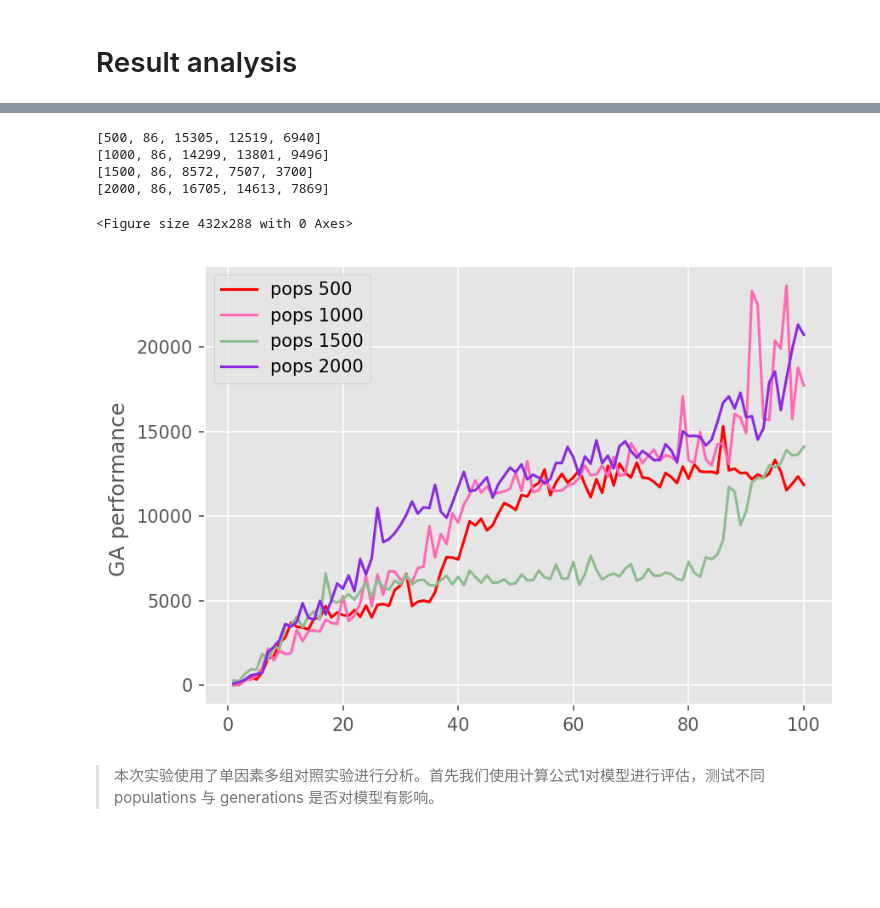
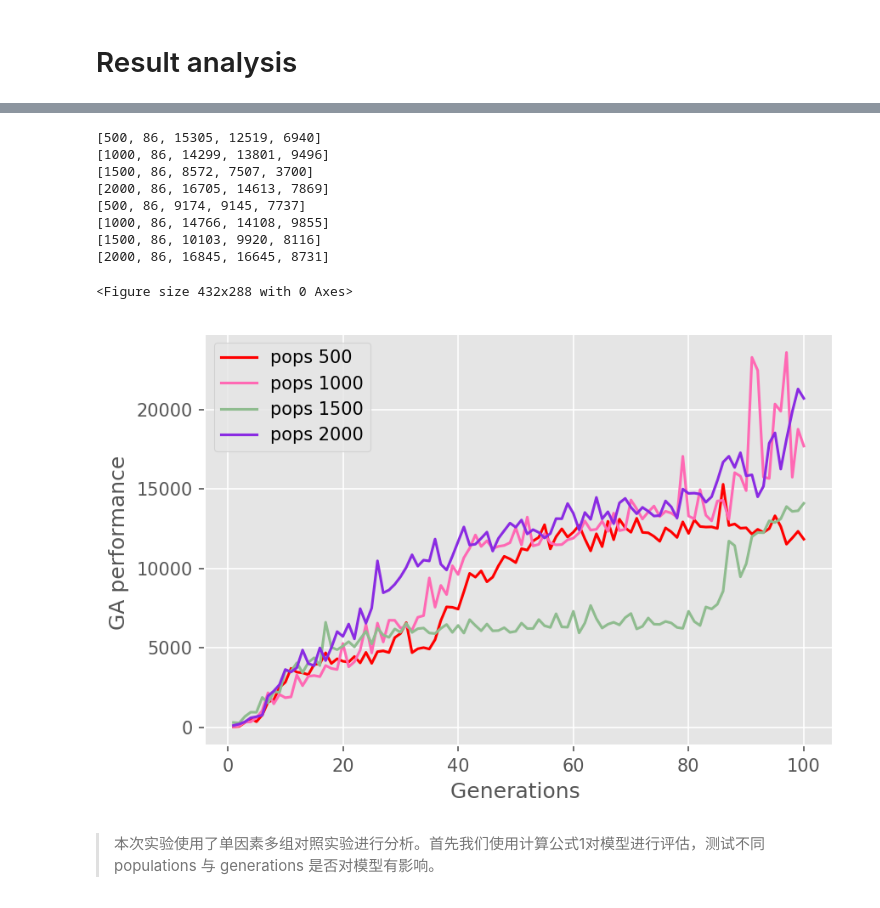
Before and after one commit to TOMMYWHY/159_740Studies-in-Intelligent-Systems, a Jupyter notebook: seminar/demo/snake-master/test.ipynb, the cells around one changed output, grey strips where cells are left out. Cells and saved outputs as stored; diff of their text form; code cells hidden in the pictures; blank space fills up the shorter version.

```diff
--- a/seminar/demo/snake-master/test.ipynb
+++ b/seminar/demo/snake-master/test.ipynb
@@ -27,30 +38,41 @@ print(df_500.iloc[df_500['fitness'].argmax()].tolist())
 print(df_1000.iloc[df_500['fitness'].argmax()].tolist())
 print(df_1500.iloc[df_500['fitness'].argmax()].tolist())
 print(df_2000.iloc[df_500['fitness'].argmax()].tolist())
+
+print(df_f2_500.iloc[df_500['fitness'].argmax()].tolist())
+print(df_f2_1000.iloc[df_500['fitness'].argmax()].tolist())
+print(df_f2_1500.iloc[df_500['fitness'].argmax()].tolist())
+print(df_f2_2000.iloc[df_500['fitness'].argmax()].tolist())
 # %% [output]
 [500, 86, 15305, 12519, 6940]
 [1000, 86, 14299, 13801, 9496]
 [1500, 86, 8572, 7507, 3700]
 [2000, 86, 16705, 14613, 7869]
+[500, 86, 9174, 9145, 7737]
+[1000, 86, 14766, 14108, 9855]
+[1500, 86, 10103, 9920, 8116]
+[2000, 86, 16845, 16645, 8731]
 # %%
 # df_500[['fitness']]
 plt.figure(figsize=(6,4))
 plt.figure(dpi=150)
 plt.plot(df_500["gen_num"],df_500["fitness"], c="red",label="pops 500")
 plt.plot(df_1000["gen_num"],df_1000["fitness"], c="hotpink",label="pops 1000")
 plt.plot(df_1500["gen_num"],df_1500["fitness"], c="darkseagreen",label="pops 1500")
 plt.plot(df_2000["gen_num"],df_2000["fitness"], c="blueviolet",label="pops 2000")
 
 
 plt.ylabel(u"GA performance ")
+plt.xlabel(u"Generations ")
+
 plt.tight_layout()
 # plt.title("Fitness ", alpha=0.8)
 plt.legend(loc='upper left')
-plt.savefig("Fitness.png")
+plt.savefig("Fitness_f1.png")
 plt.show()
 # %% [output]
 <Figure size 432x288 with 0 Axes>
-[figure, old version]
+[figure, new version]
 # %%
 # 2000pops 与 100gens，一组为2000pops 与 1000gens figs
 # %% [markdown]
```
Also changed, not shown: parts of 4 cells of this notebook, 24 other files.
